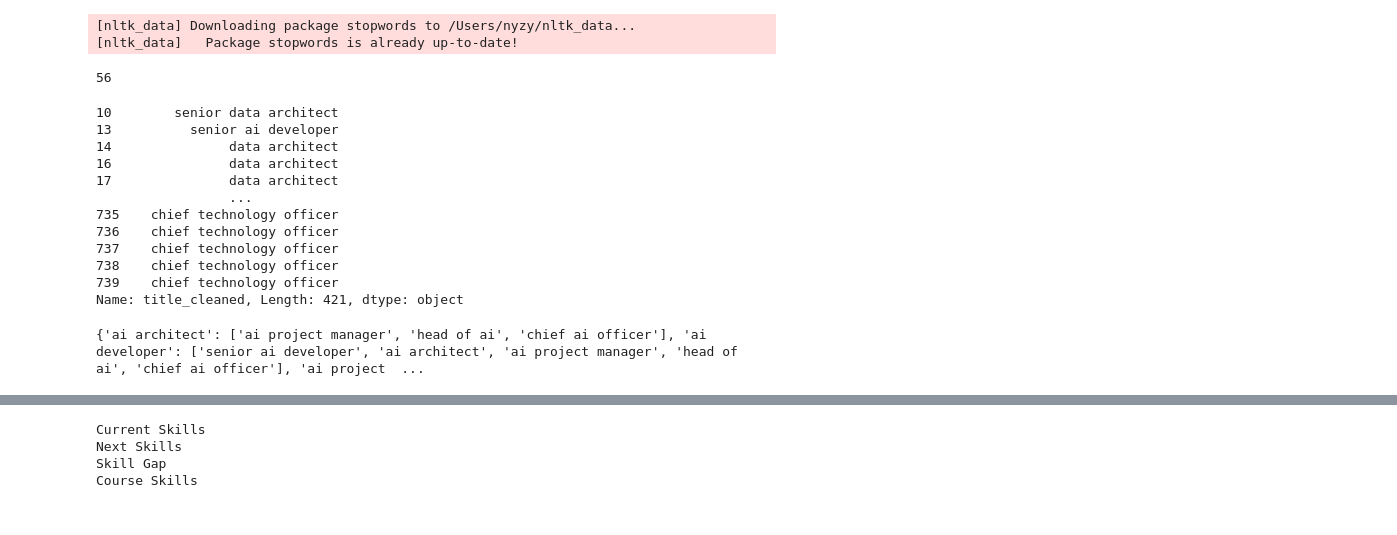
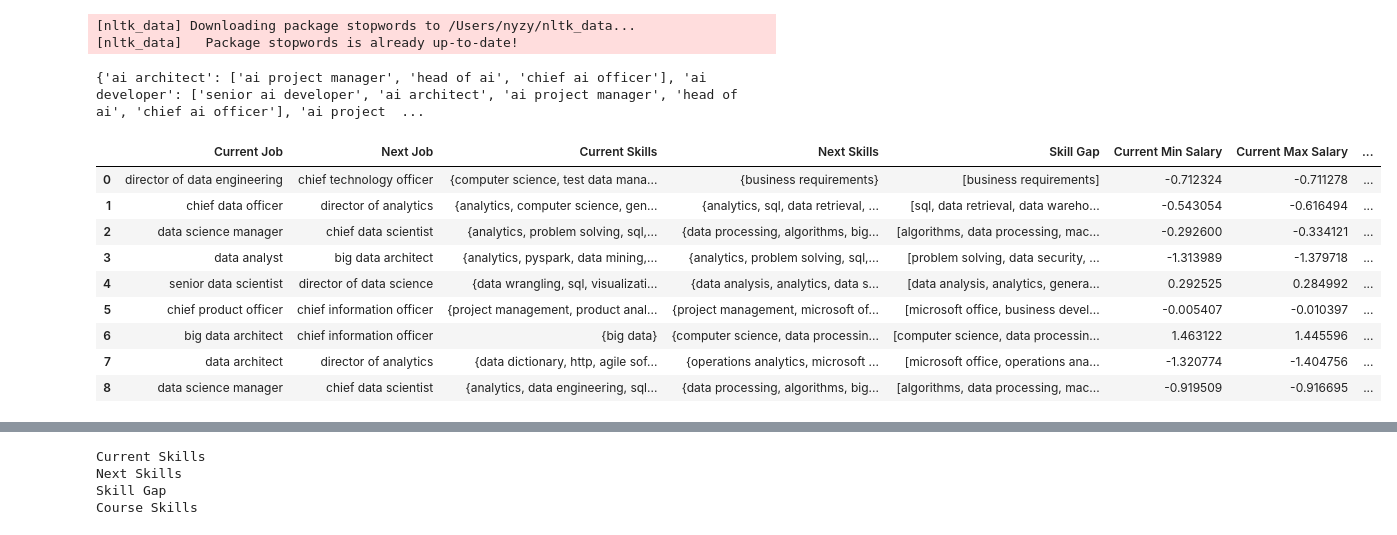
Before and after one commit to nitzmali/job_transition_pathway, a Jupyter notebook: notebooks/jobs_data_generation.ipynb, the cells around one changed output, grey strips where cells are left out. Cells and saved outputs as stored; diff of their text form; code cells hidden in the pictures.

```diff
--- a/notebooks/jobs_data_generation.ipynb
+++ b/notebooks/jobs_data_generation.ipynb
@@ -27,7 +27,8 @@ import nlp
 [nltk_data]   Package stopwords is already up-to-date!
 # %%
 df_c_cleaned = pd.read_csv("/Users/nyzy/Library/CloudStorage/GoogleDrive-nitinmali999@gmail.com/.shortcut-targets-by-id/1yEbTjc1DwwTDd2CB86Il6F-3DhFUn8pU/Data Mining/data/processed_datasets/course_cleaned.csv")
-df_j_cleaned=pd.read_csv("/Users/nyzy/Library/CloudStorage/GoogleDrive-nitinmali999@gmail.com/.shortcut-targets-by-id/1yEbTjc1DwwTDd2CB86Il6F-3DhFUn8pU/Data Mining/data/processed_datasets/job_cleaned.csv")
+df_c_cleaned=df_c_cleaned.rename(columns={"Unnamed: 0":"course_number"})
+df_j_cleaned=pd.read_csv("/Users/nyzy/Library/CloudStorage/GoogleDrive-nitinmali999@gmail.com/.shortcut-targets-by-id/1yEbTjc1DwwTDd2CB86Il6F-3DhFUn8pU/Data Mining/data/processed_datasets/job_cleaned_salary.csv")
 df_s_skills_list = pd.read_csv("/Users/nyzy/Library/CloudStorage/GoogleDrive-nitinmali999@gmail.com/.shortcut-targets-by-id/1yEbTjc1DwwTDd2CB86Il6F-3DhFUn8pU/Data Mining/data/processed_datasets/skills_dataset/skills_list_df.csv")
 
 skills_list = df_s_skills_list["skills_list"].unique().tolist()
@@ -36,19 +34,0 @@ df_j_cleaned = df_j_cleaned[df_j_cleaned["title_cleaned"]!="unmatched"]
-# %%
-len(df_j_cleaned["title_cleaned"].unique())
-# %% [output]
-56
-# %%
-df_j_cleaned["title_cleaned"]
-# %% [output]
-10        senior data architect
-13          senior ai developer
-14               data architect
-16               data architect
-17               data architect
-                 ...
-735    chief technology officer
-736    chief technology officer
-737    chief technology officer
-738    chief technology officer
-739    chief technology officer
-Name: title_cleaned, Length: 421, dtype: object
@@ -268,10 +268,16 @@ def generate_synthetic_next_job_data(jobs_df,courses_df,synthetic_user_data):
 #synthetic_user_data = pd.concat([synthetic_user_data_v1,synthetic_user__next_data_v2,synthetic_user__next_data_v3,synthetic_user__next_data_v4],axis=0)
 #print(synthetic_user_data.head())
 # %%
-synthetic_user_data_v1 = generate_synthetic_data(df_j_cleaned, df_c_cleaned, skills_list,10)
-synthetic_user__next_data_v2 = generate_synthetic_next_job_data(df_j_cleaned, df_c_cleaned,synthetic_user_data_v1)
-#synthetic_user__next_data_v3 = generate_synthetic_next_job_data(df_j_cleaned, df_c_cleaned,synthetic_user__next_data_v2)
-#synthetic_user__next_data_v4 = generate_synthetic_next_job_data(df_j_cleaned, df_c_cleaned,synthetic_user__next_data_v3)
-#synthetic_user_data = pd.concat([synthetic_user_data_v1,synthetic_user__next_data_v2,synthetic_user__next_data_v3,synthetic_user__next_data_v4],axis=0)
-#synthetic_user_data.to_csv("/Users/nyzy/Library/CloudStorage/GoogleDrive-nitinmali999@gmail.com/.shortcut-targets-by-id/1yEbTjc1DwwTDd2CB86Il6F-3DhFUn8pU/Data Mining/data/processed_datasets/synthetic_data_half_cleaned_mac_full_v1.csv")
-synthetic_user_data = pd.concat([synthetic_user_data_v1,synthetic_user__next_data_v2],axis=0)
+
+synthetic_user_data.to_csv("/Users/nyzy/Library/CloudStorage/GoogleDrive-nitinmali999@gmail.com/.shortcut-targets-by-id/1yEbTjc1DwwTDd2CB86Il6F-3DhFUn8pU/Data Mining/data/processed_datasets/synthetic_data_half_cleaned.csv")
+# %% [output]
+|  | Current Job | Next Job | Current Skills | Next Skills | Skill Gap | Current Min Salary | Current Max Salary | ... |
+| 0 | director of data engineering | chief technology officer | {computer science, test data mana... | {business requirements} | [business requirements] | -0.712324 | -0.711278 | ... |
+| 1 | chief data officer | director of analytics | {analytics, computer science, gen... | {analytics, sql, data retrieval, ... | [sql, data retrieval, data wareho... | -0.543054 | -0.616494 | ... |
+| 2 | data science manager | chief data scientist | {analytics, problem solving, sql,... | {data processing, algorithms, big... | [algorithms, data processing, mac... | -0.292600 | -0.334121 | ... |
+| 3 | data analyst | big data architect | {analytics, pyspark, data mining,... | {analytics, problem solving, sql,... | [problem solving, data security, ... | -1.313989 | -1.379718 | ... |
+| 4 | senior data scientist | director of data science | {data wrangling, sql, visualizati... | {data analysis, analytics, data s... | [data analysis, analytics, genera... | 0.292525 | 0.284992 | ... |
+| 5 | chief product officer | chief information officer | {project management, product anal... | {project management, microsoft of... | [microsoft office, business devel... | -0.005407 | -0.010397 | ... |
+| 6 | big data architect | chief information officer | {big data} | {computer science, data processin... | [computer science, data processin... | 1.463122 | 1.445596 | ... |
+| 7 | data architect | director of analytics | {data dictionary, http, agile sof... | {operations analytics, microsoft ... | [microsoft office, operations ana... | -1.320774 | -1.404756 | ... |
+| 8 | data science manager | chief data scientist | {analytics, data engineering, sql... | {data processing, algorithms, big... | [algorithms, data processing, mac... | -0.919509 | -0.916695 | ... |
```
Also changed, not shown: parts of 9 cells of this notebook, 3 other files.
